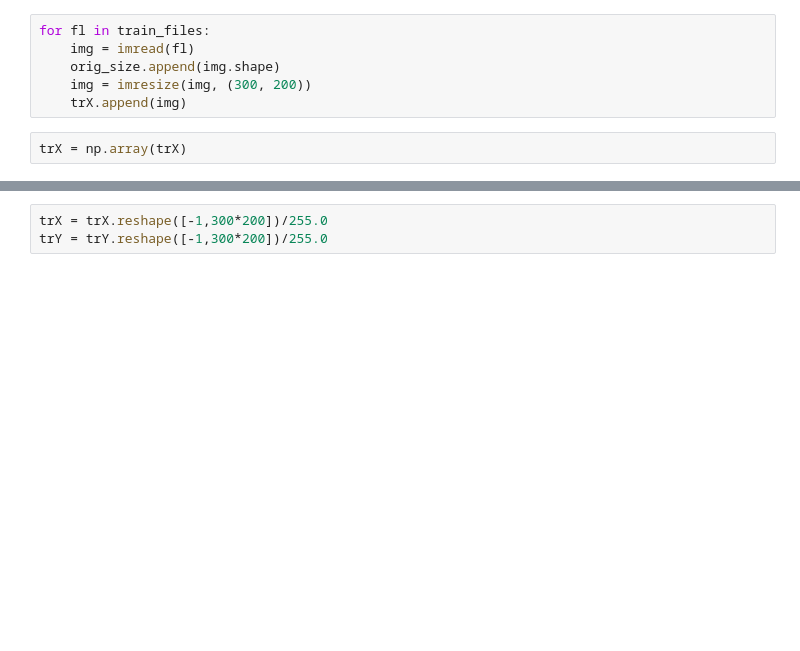
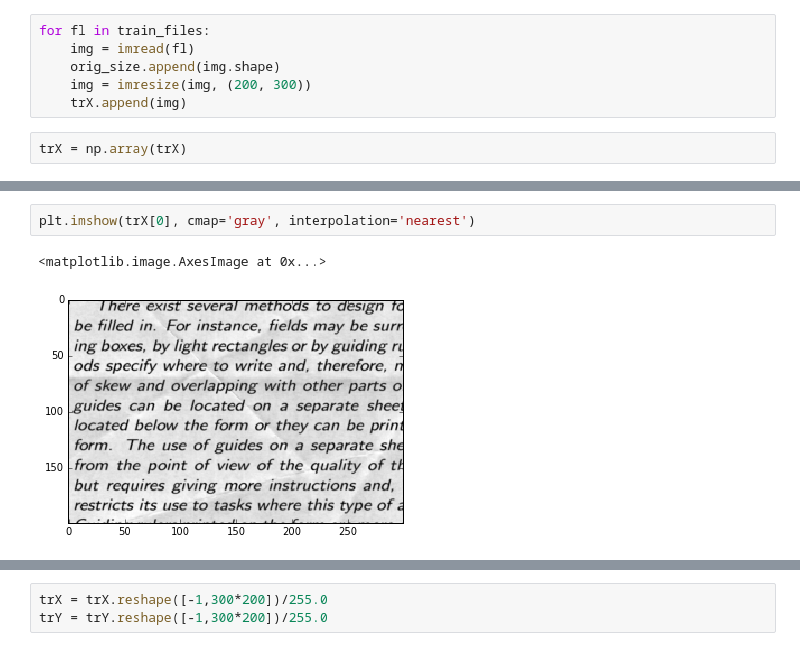
Before and after one commit to stimuli93/Denoising-Auto-Encoder, a Jupyter notebook: Simple-AutoEncoder.ipynb, the cells around one changed output, grey strips where cells are left out. Drawn from its saved outputs; the diff is of its cells as text; blank space fills up the shorter version.

```diff
--- a/Simple-AutoEncoder.ipynb
+++ b/Simple-AutoEncoder.ipynb
@@ -17,7 +18,7 @@ orig_size = []
 for fl in train_files:
     img = imread(fl)
     orig_size.append(img.shape)
-    img = imresize(img, (300, 200))
+    img = imresize(img, (200, 300))
     trX.append(img)
 # %%
 trX = np.array(trX)
@@ -27,0 +39,5 @@ trX.shape
+# %%
+plt.imshow(trX[0], cmap='gray', interpolation='nearest')
+# %% [output]
+<matplotlib.image.AxesImage at 0x...>
+[figure, added]
```
Also changed, not shown: parts of 28 cells of this notebook.
